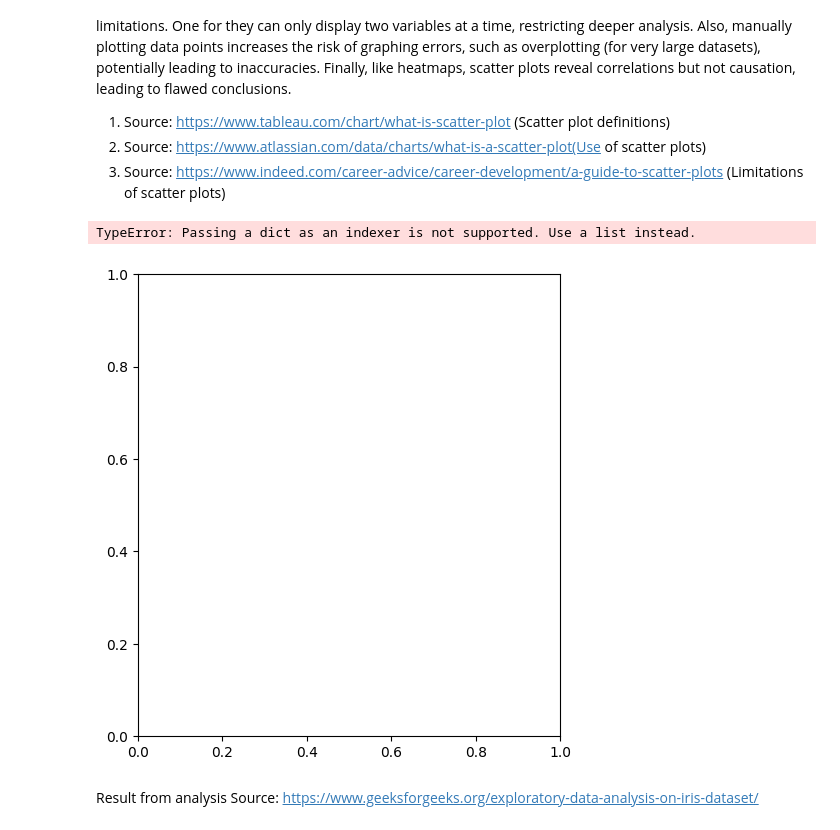
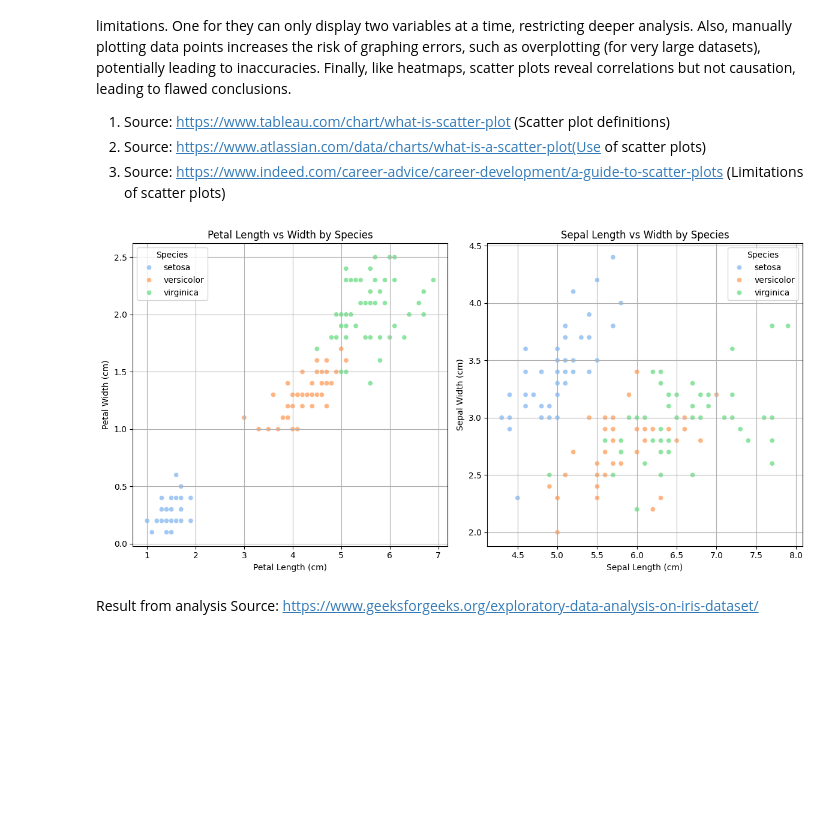
Before and after one commit to marianemcgrath/pands_project, a Jupyter notebook: analysis.ipynb, the cells around one changed output. Cells and saved outputs as stored; diff of their text form; code cells hidden in the pictures; blank space fills up the shorter version.

Commit message:
plot_tests_fix_250511

```diff
--- a/analysis.ipynb
+++ b/analysis.ipynb
@@ -57,9 +57,13 @@ csv_url = 'https://archive.ics.uci.edu/ml/machine-learning-databases/iris/iris.d
 # The dataset is in CSV format, so we will use pandas to read it.
 # The dataset contains 5 columns: Sepal_Length, Sepal_Width, Petal_Length, Petal_Width, and Species
 iris_columns = ['Sepal_Length','Sepal_Width','Petal_Length','Petal_Width','Species']
+iris_species = ['Iris Setosa', 'Iris Versicolor', 'Iris Virginica']
 
 # And we'll convert the target to names of the species, as they are represented numerically
-df = pd.read_csv(csv_url, names = iris_columns)
+# The species are: Iris Setosa, Iris Versicolor, and Iris Virginica
+# The dataset is in CSV format, so we will use pandas to read it.
+# The dataset contains 5 columns: Sepal_Length, Sepal_Width, Petal_Length, Petal_Width, and Species
+iris_df = pd.read_csv(csv_url, names = iris_columns)
 
 # Loading the iris dataset
 iris = load_iris()
@@ -358,20 +358,21 @@ Conversely, sepal width shows different patterns in relation to other features,
 # %% [markdown]
 For accurate models, we can combine correlated variables to ensure each input provides unique, meaningful information.
 # %%
-df['Species'] = iris.target  # Add the target column
+iris_df['Species'] = iris.target  # Add the target column
 
 # Map target numbers to species names for better readability
 species_names = {0: 'setosa', 1: 'versicolor', 2: 'virginica'}
 # Map the target numbers to species names
-df['Species'] = df['Species'].map(species_names)
+iris_df['Species'] = iris_df['Species'].map(species_names)
+iris_corr = iris_df.corr(numeric_only=True, method='pearson')
 
 # Option 1: Create separate correlation heatmaps for each species
-for species in df['Species'].unique():
-    species_df = df[df['Species'] == species].drop(columns=['Species'])
-    correlations = species_df.corr()
+for species in iris_df['Species'].unique():
+    species_df = iris_df[iris_df['Species'] == species].drop(columns=['Species'])
+    iris_corr = species_df.corr(numeric_only=True, method='pearson')
     # Create a heatmap for the current species
     plt.figure(figsize=(6, 4))
-    sns.heatmap(correlations, annot=True, fmt=".2f", cmap='coolwarm', vmin=-1, vmax=1)
+    sns.heatmap(iris_corr, annot=True, fmt=".2f", cmap='coolwarm', vmin=-1, vmax=1)
     plt.title(f"Feature Correlations for {species.capitalize()}")
     # Save the heatmap as a PNG file
     plt.savefig(f'iris_heatmap_{species}.png')
@@ -401,36 +402,37 @@ A scatter plot (also called a scatter chart or scatter graph) displays individua
 2. Source: https://www.atlassian.com/data/charts/what-is-a-scatter-plot(Use of scatter plots)
 3. Source: https://www.indeed.com/career-advice/career-development/a-guide-to-scatter-plots (Limitations of scatter plots)
 # %%
+iris_columns = ['Sepal_Length','Sepal_Width','Petal_Length','Petal_Width','Species']
+
 # Create a figure with 1 row and 2 columns for side-by-side plots
 plt.figure(figsize=(12, 6))
 
 # First scatter plot (left)
 plt.subplot(1, 2, 1)
-sns.scatterplot(x='petal length(cm)', y='petal width(cm)', hue= df[species_names], data=df, palette='pastel')
+sns.scatterplot(x='Petal_Length', y='Petal_Width', hue='Species', data=iris_df, palette='pastel')
 plt.title('Petal Length vs Width by Species')
 plt.xlabel('Petal Length (cm)')
 plt.ylabel('Petal Width (cm)')
 plt.grid()
 
 # Second scatter plot (right)
 plt.subplot(1, 2, 2)
-sns.scatterplot(x='sepal length (cm)', y='sepal width (cm)', hue='species', data=df, palette='pastel')
+sns.scatterplot(x='Sepal_Length', y='Sepal_Width', hue='Species', data=iris_df, palette='pastel')
 plt.title('Sepal Length vs Width by Species')
 plt.xlabel('Sepal Length (cm)')
 plt.ylabel('Sepal Width (cm)')
 plt.grid()
 
 # Save the scatter plots as a PNG file
 plt.savefig('iris_scatter_plots.png')
 
 plt.tight_layout()  # Adjust spacing between plots
 plt.show()
 
 # Source: https://www.geeksforgeeks.org/exploratory-data-analysis-on-iris-dataset/ (Relationship between Variables)
 # Source: https://www.youtube.com/watch?v=JGWqb5nNudE (Data Visualisation - Iris Dataset)
 # %% [output]
-TypeError: Passing a dict as an indexer is not supported. Use a list instead.
-[figure, old version]
+[figure, new version]
 # %% [markdown]
 Result from analysis
 Source: https://www.geeksforgeeks.org/exploratory-data-analysis-on-iris-dataset/
```
Also changed, not shown: parts of 12 cells of this notebook, 3 other files.
